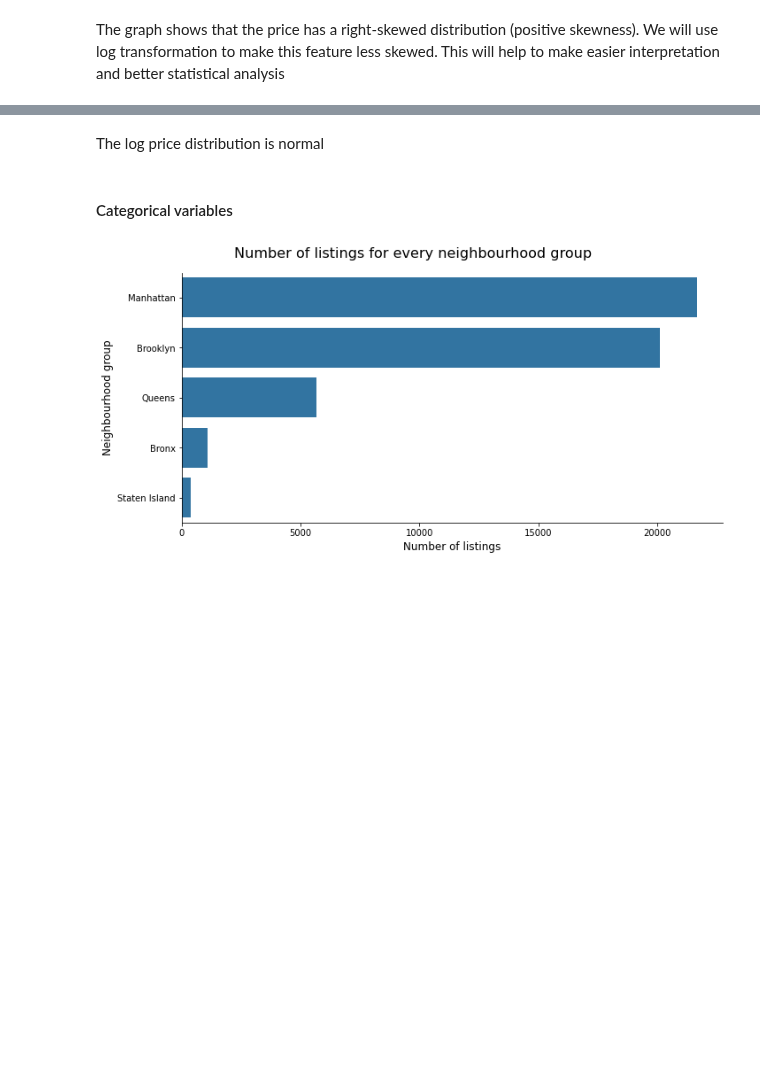
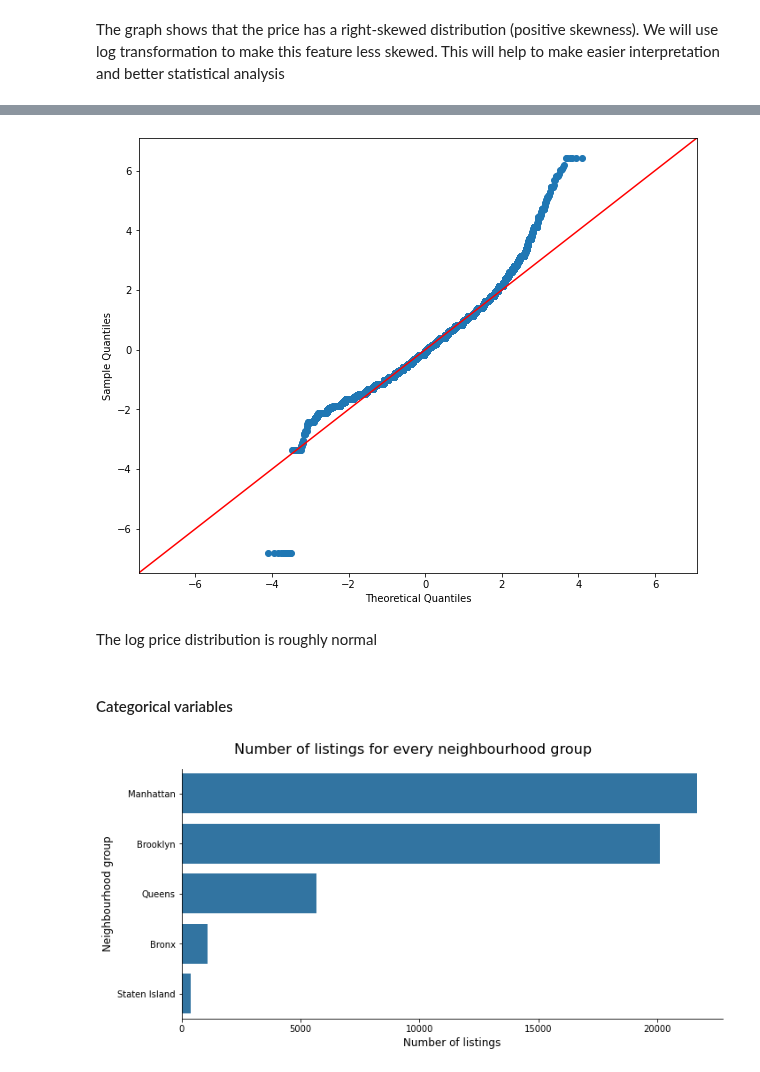
Before and after one commit to mlpack/examples, a Jupyter notebook: airbnb_price_prediction_regression/airbnb_price_prediction_regression_py.ipynb, the cells around one changed output, grey strips where cells are left out. Cells and saved outputs as stored; diff of their text form; code cells hidden in the pictures; blank space fills up the shorter version.

```diff
--- a/airbnb_price_prediction_regression/airbnb_price_prediction_regression_py.ipynb
+++ b/airbnb_price_prediction_regression/airbnb_price_prediction_regression_py.ipynb
@@ -251,5 +262,10 @@ plt.show();
+# %%
+plt.rc("figure", figsize=(10,8))
+sm.qqplot(np.log1p(df['price']), stats.norm, fit=True, line='45');
+# %% [output]
+[figure, added]
 # %% [markdown]
-The log price distribution is normal
+The log price distribution is roughly normal
 # %% [markdown]
 #### Categorical variables
 # %%
```
Also changed, not shown: parts of 50 cells of this notebook.
